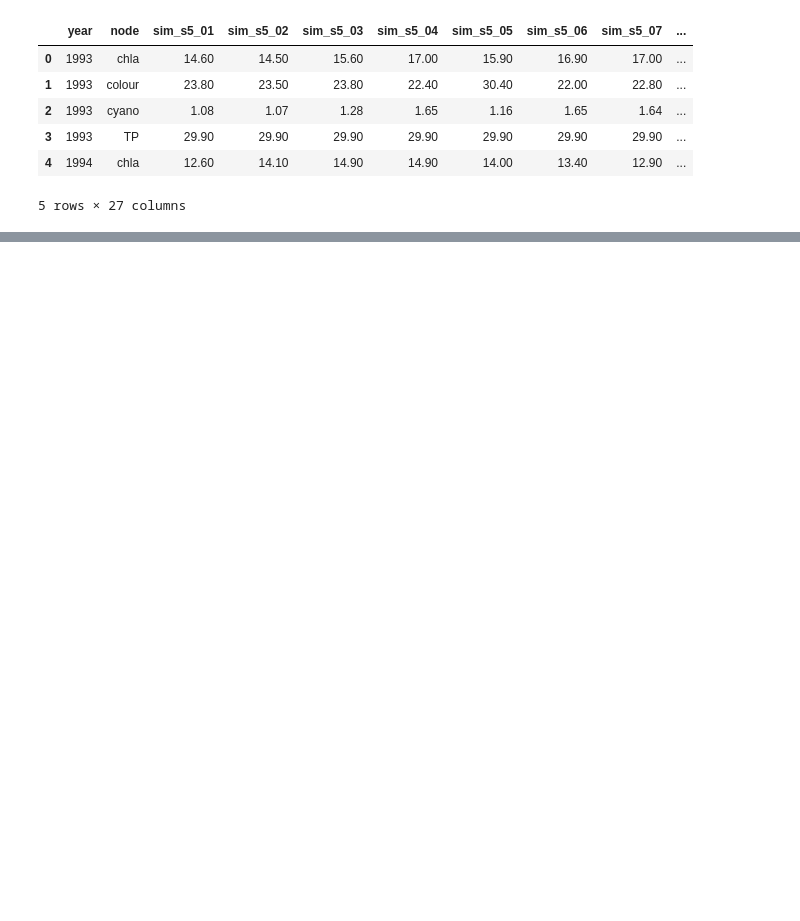
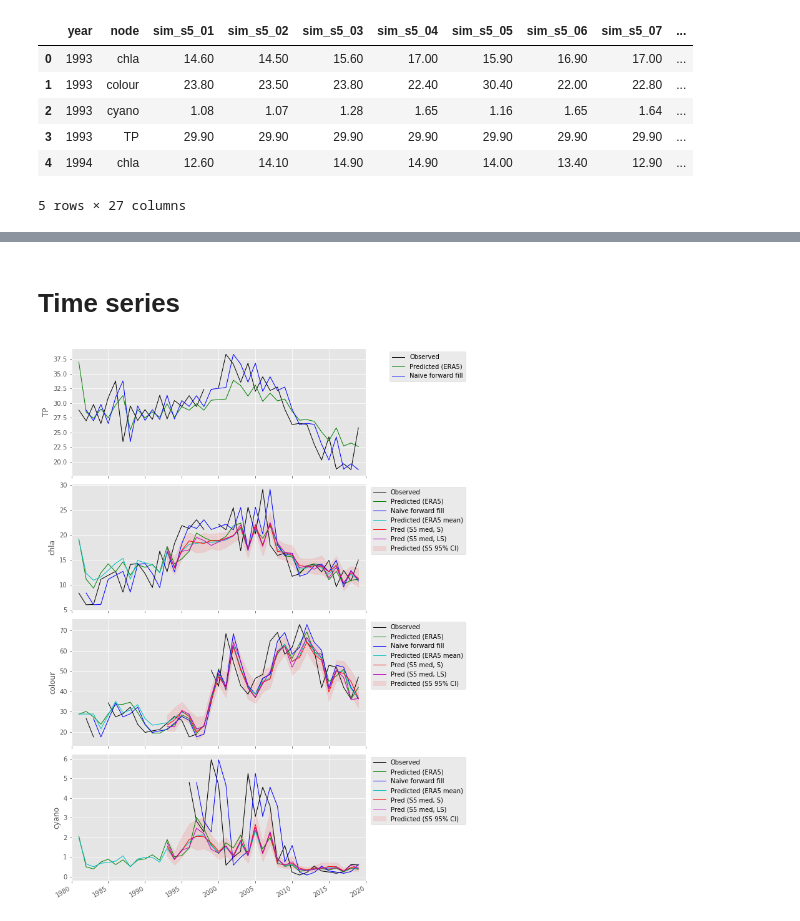
Before and after one commit to icra/WATExR, a Jupyter notebook: Norway_Morsa/BayesianNetwork/Notebooks/08_Hindcast_stats_and_plots.ipynb, the cells around one changed output, grey strips where cells are left out. Cells and saved outputs as stored; diff of their text form; code cells hidden in the pictures; blank space fills up the shorter version.

Commit message:
Generated additional 'naive' models and driving datasets for benchmarking. Added time series and preliminary GoF stats.

```diff
--- a/Norway_Morsa/BayesianNetwork/Notebooks/08_Hindcast_stats_and_plots.ipynb
+++ b/Norway_Morsa/BayesianNetwork/Notebooks/08_Hindcast_stats_and_plots.ipynb
@@ -14,7 +25,7 @@ sim_s5_folder = '../Data/Predictions/Historic/s5'
 obs_wide = pd.read_csv(obs_fpath)
 
 # Reformat obs to long format, same as the others
-obs = pd.melt(obs_wide, id_vars=['year'], value_vars=['TP','chla','colour','cyano'],
+obs = pd.melt(obs_wide, id_vars=['year'], value_vars=var_list,
          var_name='node', value_name='obs')
 
 obs.head()
@@ -79,0 +140,14 @@ sim_s5_dict['summer'].head()
+# %%
+# Merge time series into a single df with cols obs and the different kind of simulations
+df_li = [obs, sim_era5_e, sim_era5_av_e, sim_naive, s5_quant_dict['summer'], s5_quant_dict['late_summer']]
+df = obs.copy().set_index(['year','node'])
+for i, new_df in enumerate(df_li):
+    new_df = new_df.set_index(['year','node'])
+    if i>=1:
+        df = df.join(new_df)
+
+for season in season_li:
+    df = df.drop(['s5_0.025_%s' %season,'s5_0.975_%s' %season], axis=1)
+
+df = df.reset_index()
+df.tail()
@@ -79,0 +161,63 @@ sim_s5_dict['summer'].head()
+# %% [markdown]
+# Time series
+# %%
+# Setup plot
+fig, axes = plt.subplots(nrows=len(var_list),
+                         ncols=1,
+                         figsize=(10,15),
+                         sharex=True,
+                        )
+
+label_dict = {'obs':'Observed',
+             'sim_era5':'Predicted (ERA5)',
+             'sim_naive':'Naive forward fill',
+             'sim_era5_av':'Predicted (ERA5 mean)',
+             's5_0.5_summer': 'Pred (S5 med, S)',
+             's5_0.5_late_summer': 'Pred (S5 med, LS)'}
+
+colour_dict = {'obs':'k',
+             'sim_era5':'g',
+             'sim_naive':'b',
+             'sim_era5_av':'c',
+             's5_0.5_summer': 'r',
+             's5_0.5_late_summer': 'm'}
+
+# Loop over vars
+for idx, var in enumerate(var_list):
+
+    # Plot observations and predictions
+    for col in label_dict.keys():
+        if var == 'TP' and col not in ['obs','sim_era5','sim_naive']:
+            pass
+        else:
+            var_series = df.loc[df['node'] == var, [col,'year']]
+            var_series = var_series.set_index('year')
+
+            axes[idx].plot(var_series.index,
+                           var_series.values,
+                           color=colour_dict[col],
+                           lw=1,
+                           label=label_dict[col]
+                          )
+    if var != 'TP':
+        # Plot S5 95% CI. N.B. CI for summe and late summer are ~exactly the same, so only plot one
+        s5_quantiles = s5_quant_dict['summer'].loc[s5_quant_dict['summer']['node'] == var]
+        s5_quantiles = s5_quantiles.set_index('year')
+        axes[idx].fill_between(s5_quantiles.index,
+                               s5_quantiles['s5_0.025_summer'],
+                               s5_quantiles['s5_0.975_summer'],
+                               color='r',
+                               alpha=0.1,
+                               label='Predicted (S5 95% CI)',
+                              )
+
+    # Tidy
+    axes[idx].set_ylabel(var)
+    axes[idx].set_xlim(xmin=1980, xmax=2020)
+    axes[idx].legend(bbox_to_anchor=(1.35, 1))
+
+plt.tight_layout()
+fig.autofmt_xdate()
+plt.savefig(os.path.join(out_folder,'timeseries_gof.png'), dpi=200)
+# %% [output]
+[figure, added]
```
Also changed, not shown: parts of 13 cells of this notebook, 8 other files.
